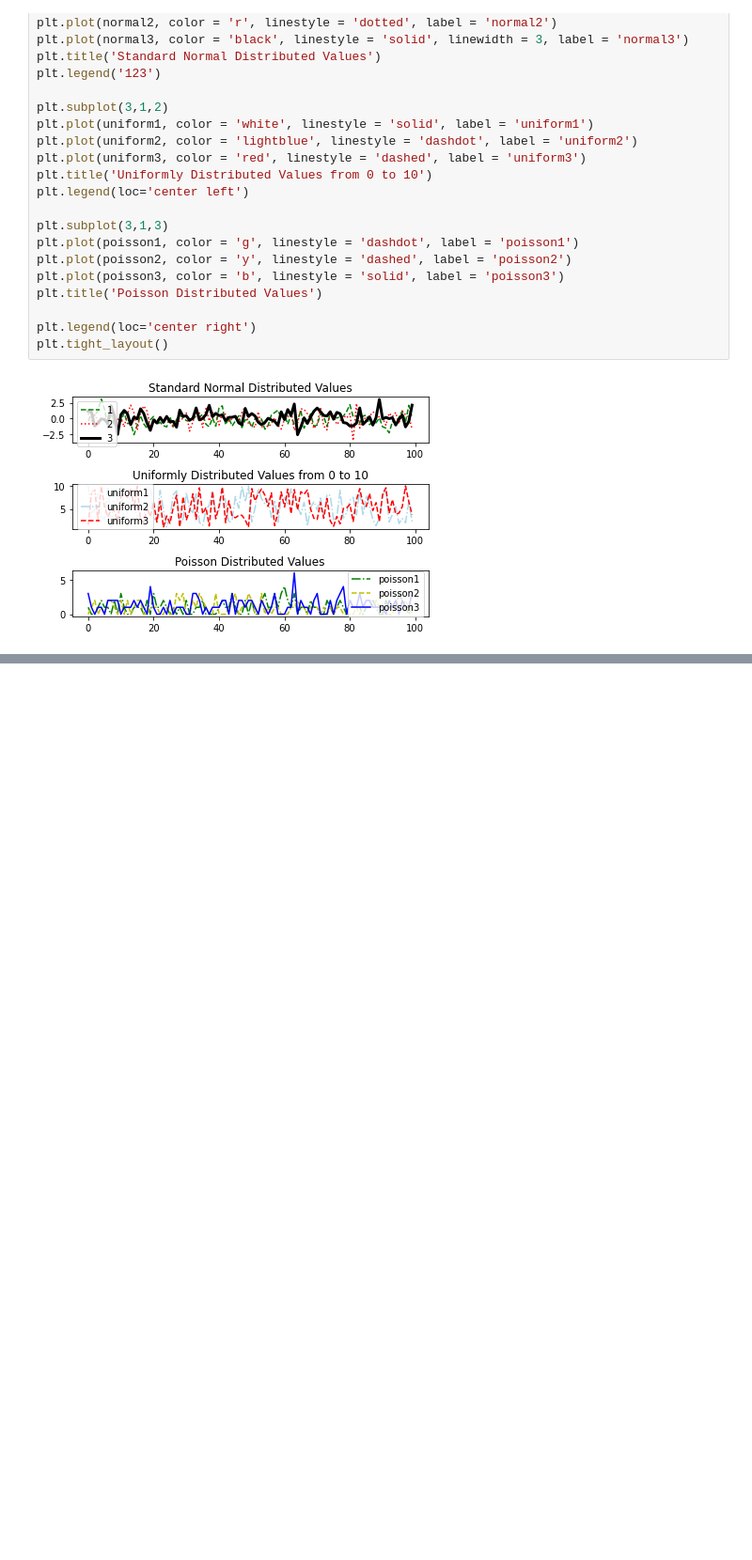
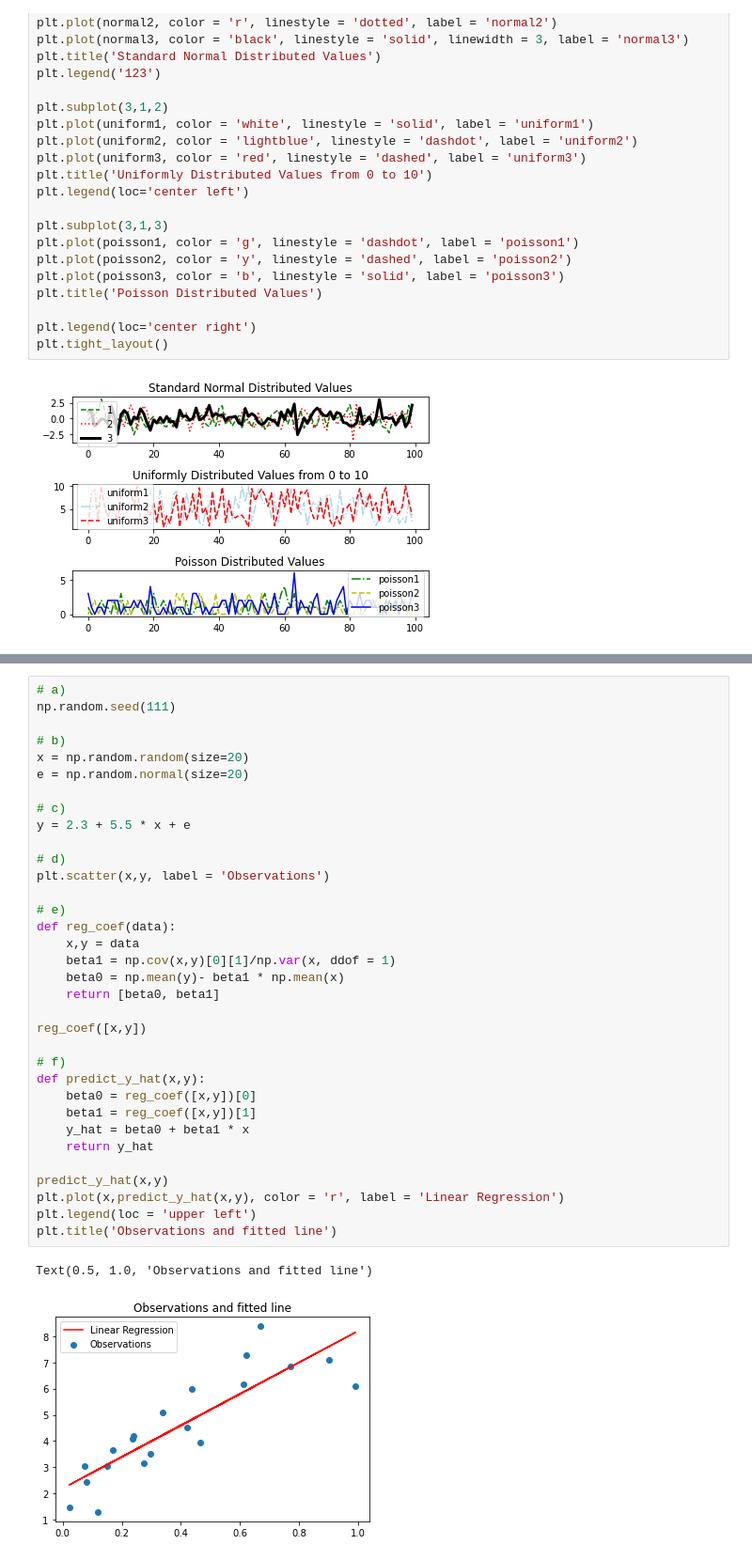
Before and after one commit to MaxDerWeber/ComputationalMacro, a Jupyter notebook: exercises_lecture.ipynb, the cells around one changed output, grey strips where cells are left out. Shown at 94% size. Saved outputs shown, nothing was run; the diff lists cells and outputs as text; blank space fills up the shorter version.

```diff
--- a/exercises_lecture.ipynb
+++ b/exercises_lecture.ipynb
@@ -332,0 +446,37 @@ plt.tight_layout()
+# %%
+# a)
+np.random.seed(111)
+
+# b)
+x = np.random.random(size=20)
+e = np.random.normal(size=20)
+
+# c)
+y = 2.3 + 5.5 * x + e
+
+# d)
+plt.scatter(x,y, label = 'Observations')
+
+# e)
+def reg_coef(data):
+    x,y = data
+    beta1 = np.cov(x,y)[0][1]/np.var(x, ddof = 1)
+    beta0 = np.mean(y)- beta1 * np.mean(x)
+    return [beta0, beta1]
+
+reg_coef([x,y])
+
+# f)
+def predict_y_hat(x,y):
+    beta0 = reg_coef([x,y])[0]
+    beta1 = reg_coef([x,y])[1]
+    y_hat = beta0 + beta1 * x
+    return y_hat
+
+predict_y_hat(x,y)
+plt.plot(x,predict_y_hat(x,y), color = 'r', label = 'Linear Regression')
+plt.legend(loc = 'upper left')
+plt.title('Observations and fitted line')
+# %% [output]
+Text(0.5, 1.0, 'Observations and fitted line')
+[figure, added]
```
Also changed, not shown: parts of 8 cells of this notebook.
